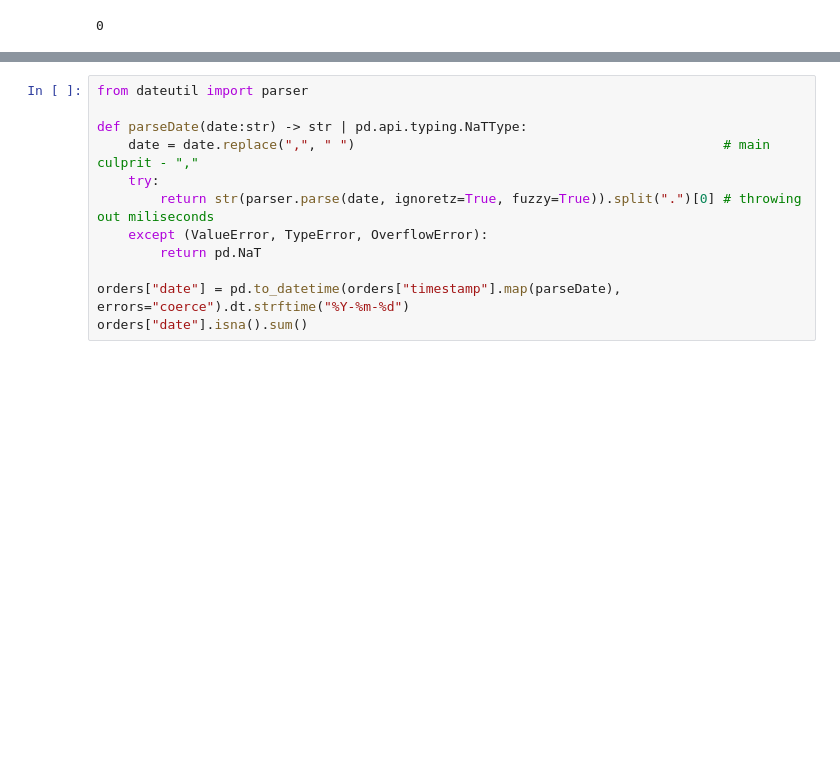
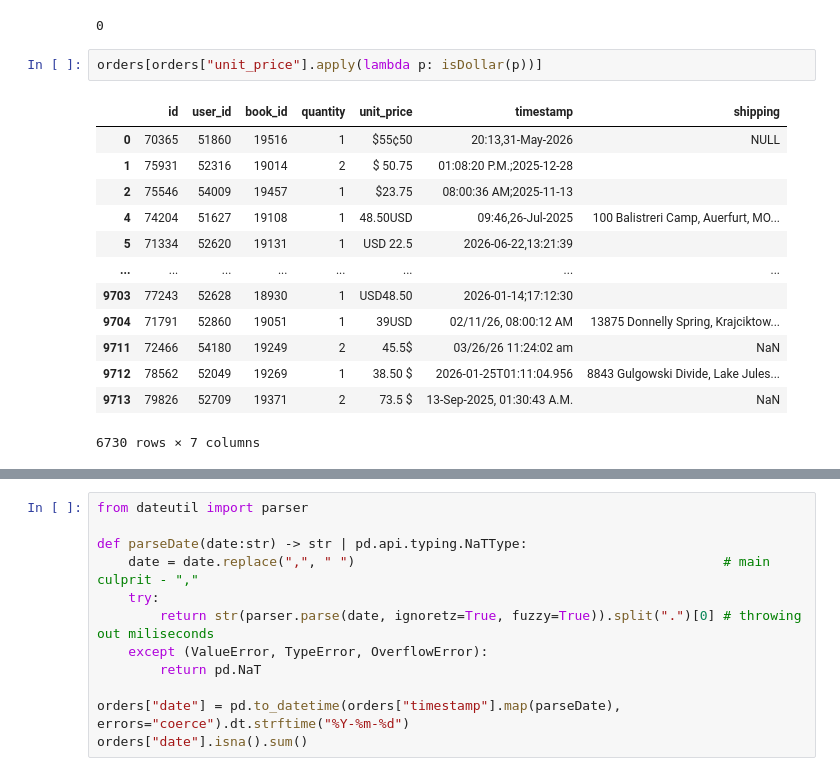
Before and after one commit to jakubwiszniewski1234/itransition-internship, a Jupyter notebook: tasks/task4/main.ipynb, the cells around one changed output, grey strips where cells are left out. Cells and saved outputs as stored; diff of their text form; blank space fills up the shorter version.

```diff
--- a/tasks/task4/main.ipynb
+++ b/tasks/task4/main.ipynb
@@ -196,6 +236,22 @@ def isDollar(price:str) -> bool:
 len(orders[~orders["unit_price"].apply(lambda p: isEuro(p) or isDollar(p))]) # see if after division no other price formats are left
 # %% [output]
 0
+# %%
+orders[orders["unit_price"].apply(lambda p: isDollar(p))]
+# %% [output]
+|  | id | user_id | book_id | quantity | unit_price | timestamp | shipping |
+| 0 | 70365 | 51860 | 19516 | 1 | $55¢50 | 20:13,31-May-2026 | NULL |
+| 1 | 75931 | 52316 | 19014 | 2 | $ 50.75 | 01:08:20 P.M.;2025-12-28 |  |
+| 2 | 75546 | 54009 | 19457 | 1 | $23.75 | 08:00:36 AM;2025-11-13 |  |
+| 4 | 74204 | 51627 | 19108 | 1 | 48.50USD | 09:46,26-Jul-2025 | 100 Balistreri Camp, Auerfurt, MO... |
+| 5 | 71334 | 52620 | 19131 | 1 | USD 22.5 | 2026-06-22,13:21:39 |  |
+| ... | ... | ... | ... | ... | ... | ... | ... |
+| 9703 | 77243 | 52628 | 18930 | 1 | USD48.50 | 2026-01-14;17:12:30 |  |
+| 9704 | 71791 | 52860 | 19051 | 1 | 39USD | 02/11/26, 08:00:12 AM | 13875 Donnelly Spring, Krajciktow... |
+| 9711 | 72466 | 54180 | 19249 | 2 | 45.5$ | 03/26/26 11:24:02 am | NaN |
+| 9712 | 78562 | 52049 | 19269 | 1 | 38.50 $ | 2026-01-25T01:11:04.956 | 8843 Gulgowski Divide, Lake Jules... |
+| 9713 | 79826 | 52709 | 19371 | 2 | 73.5 $ | 13-Sep-2025, 01:30:43 A.M. | NaN |
+6730 rows × 7 columns
 # %%
 orders["quantity"].value_counts() # all good there
 # %% [output]
```
Also changed, not shown: parts of 24 cells of this notebook, 19 other files.
